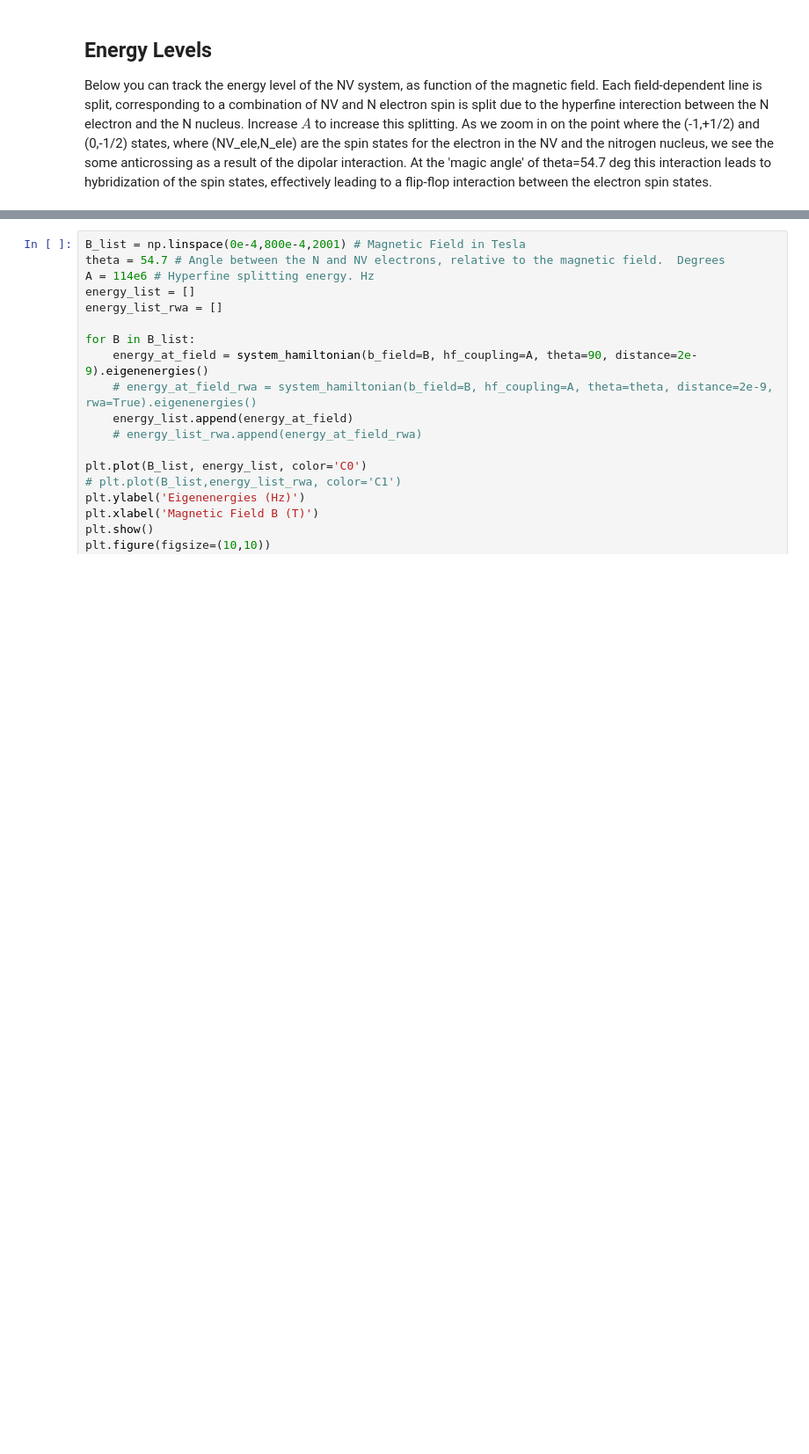
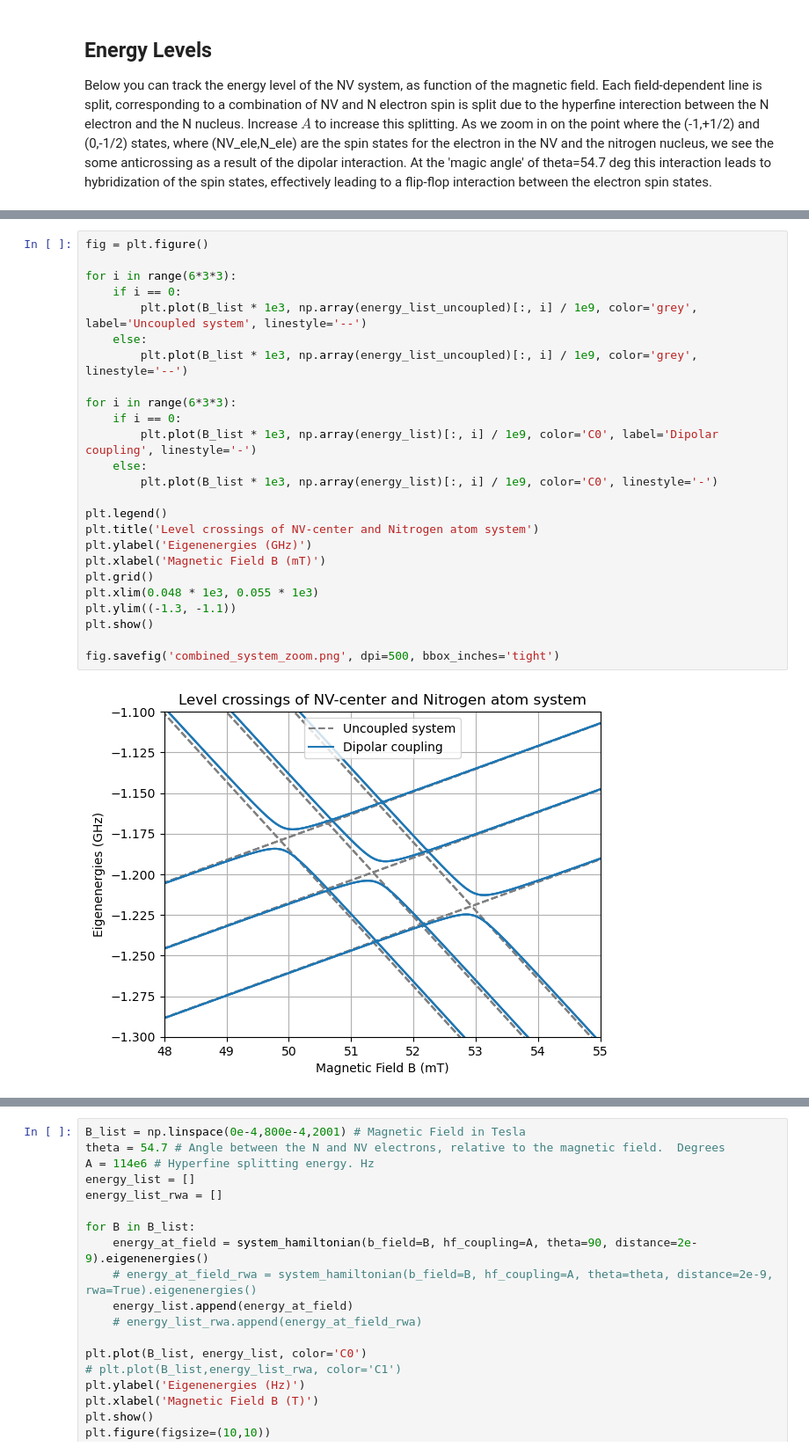
Before and after one commit to RoaldvdBoogaart/QDQC_project, a Jupyter notebook: code/7_HF_couplings_P1center.ipynb, the cells around one changed output, grey strips where cells are left out. Shown at 88% size. Cells and saved outputs as stored; diff of their text form; blank space fills up the shorter version.

```diff
--- a/code/7_HF_couplings_P1center.ipynb
+++ b/code/7_HF_couplings_P1center.ipynb
@@ -350,0 +347,27 @@ plt.show()
+# %%
+fig = plt.figure()
+
+for i in range(6*3*3):
+    if i == 0:
+        plt.plot(B_list * 1e3, np.array(energy_list_uncoupled)[:, i] / 1e9, color='grey', label='Uncoupled system', linestyle='--')
+    else:
+        plt.plot(B_list * 1e3, np.array(energy_list_uncoupled)[:, i] / 1e9, color='grey', linestyle='--')
+
+for i in range(6*3*3):
+    if i == 0:
+        plt.plot(B_list * 1e3, np.array(energy_list)[:, i] / 1e9, color='C0', label='Dipolar coupling', linestyle='-')
+    else:
+        plt.plot(B_list * 1e3, np.array(energy_list)[:, i] / 1e9, color='C0', linestyle='-')
+
+plt.legend()
+plt.title('Level crossings of NV-center and Nitrogen atom system')
+plt.ylabel('Eigenenergies (GHz)')
+plt.xlabel('Magnetic Field B (mT)')
+plt.grid()
+plt.xlim(0.048 * 1e3, 0.055 * 1e3)
+plt.ylim((-1.3, -1.1))
+plt.show()
+
+fig.savefig('combined_system_zoom.png', dpi=500, bbox_inches='tight')
+# %% [output]
+[figure, added]
```
Also changed, not shown: parts of 13 cells of this notebook, 4 other files.
